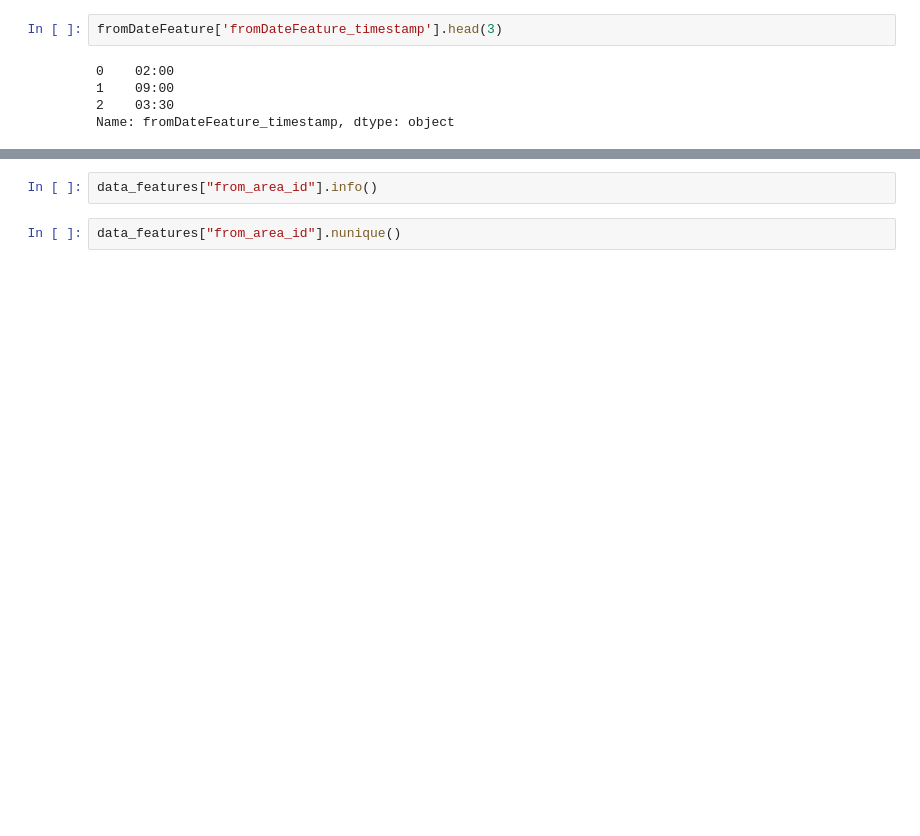
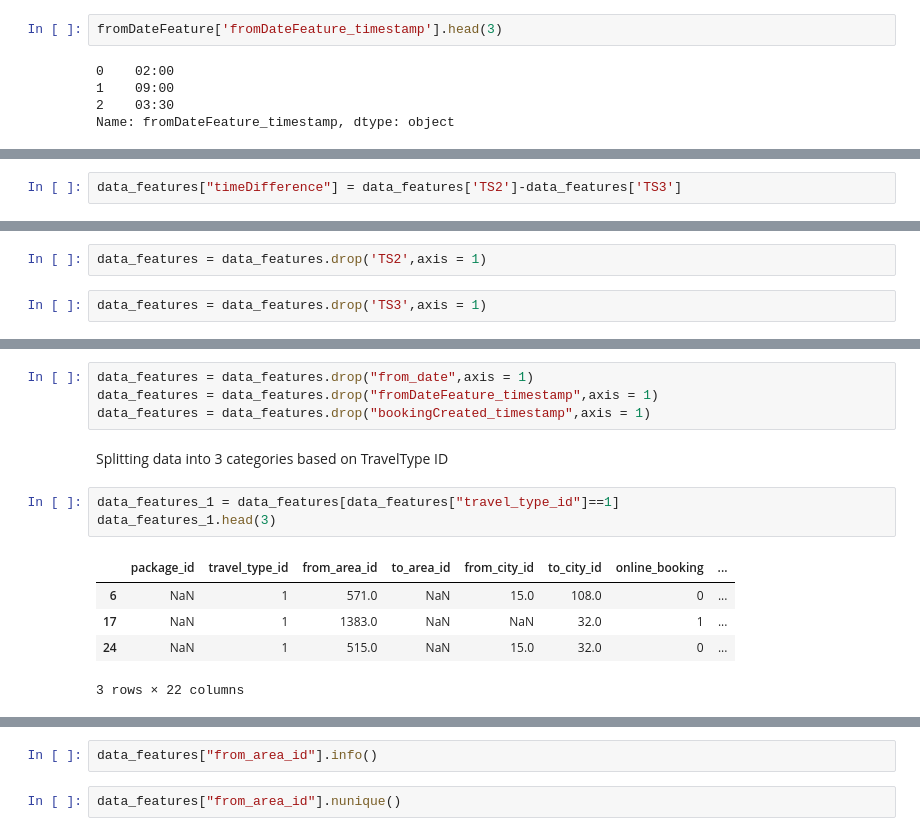
Before and after one commit to TirumaniSrilakshmi/YourCabs-ML-project, a Jupyter notebook: Capston.ipynb, the cells around one changed output, grey strips where cells are left out. Cells and saved outputs as stored; diff of their text form; blank space fills up the shorter version.

```diff
--- a/Capston.ipynb
+++ b/Capston.ipynb
@@ -371,0 +419,2 @@ Name: count, dtype: int64
+# %%
+data_features["timeDifference"] = data_features['TS2']-data_features['TS3']
@@ -371,0 +441,4 @@ Name: count, dtype: int64
+# %%
+data_features = data_features.drop('TS2',axis = 1)
+# %%
+data_features = data_features.drop('TS3',axis = 1)
@@ -371,0 +453,15 @@ Name: count, dtype: int64
+# %%
+data_features = data_features.drop("from_date",axis = 1)
+data_features = data_features.drop("fromDateFeature_timestamp",axis = 1)
+data_features = data_features.drop("bookingCreated_timestamp",axis = 1)
+# %% [markdown]
+Splitting data into 3 categories based on TravelType ID
+# %%
+data_features_1 = data_features[data_features["travel_type_id"]==1]
+data_features_1.head(3)
+# %% [output]
+|  | package_id | travel_type_id | from_area_id | to_area_id | from_city_id | to_city_id | online_booking | ... |
+| 6 | NaN | 1 | 571.0 | NaN | 15.0 | 108.0 | 0 | ... |
+| 17 | NaN | 1 | 1383.0 | NaN | NaN | 32.0 | 1 | ... |
+| 24 | NaN | 1 | 515.0 | NaN | 15.0 | 32.0 | 0 | ... |
+3 rows × 22 columns
```
Also changed, not shown: parts of 52 cells of this notebook.
